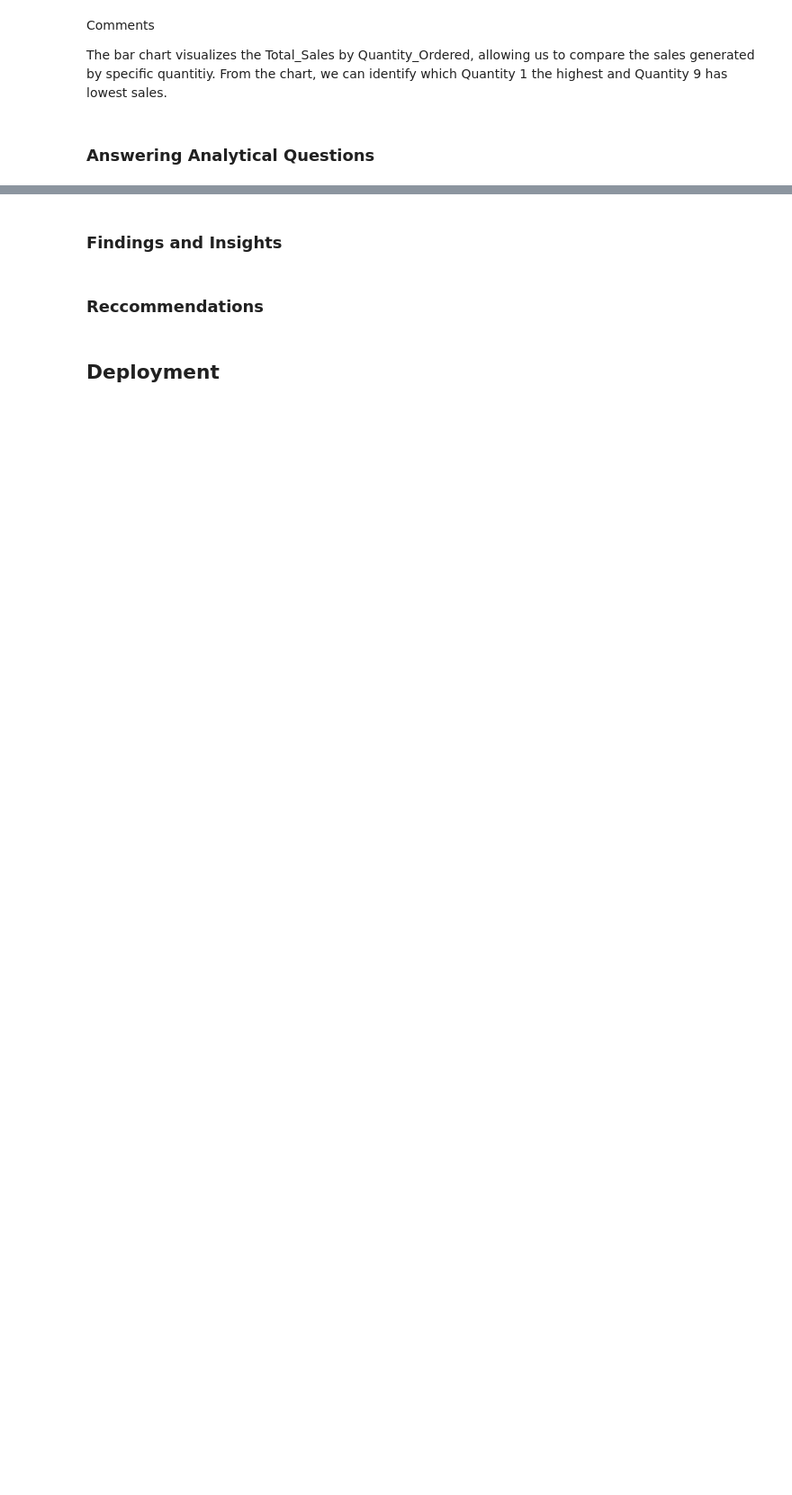
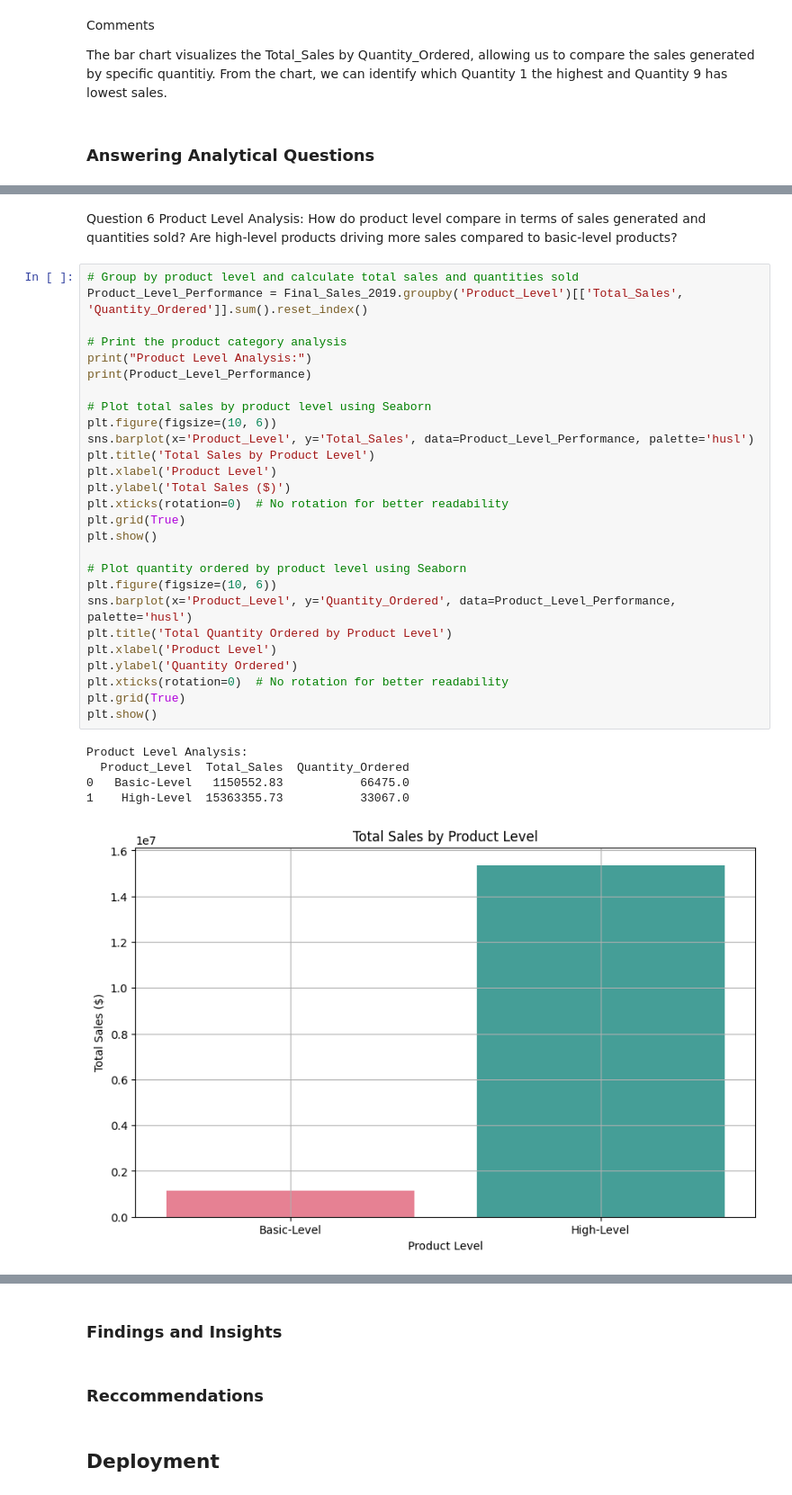
Before and after one commit to Njuraita/Bay-Technologies-BI-Solution, a Jupyter notebook: main.ipynb, the cells around one changed output, grey strips where cells are left out. Shown at 90% size. Cells and saved outputs as stored; diff of their text form; blank space fills up the shorter version.

```diff
--- a/main.ipynb
+++ b/main.ipynb
@@ -1071,0 +1233,35 @@ Question 1
+# %% [markdown]
+Question 6 Product Level Analysis: How do product level compare in terms of sales generated and quantities sold? Are high-level products driving more sales compared to basic-level products?
+# %%
+# Group by product level and calculate total sales and quantities sold
+Product_Level_Performance = Final_Sales_2019.groupby('Product_Level')[['Total_Sales', 'Quantity_Ordered']].sum().reset_index()
+
+# Print the product category analysis
+print("Product Level Analysis:")
+print(Product_Level_Performance)
+
+# Plot total sales by product level using Seaborn
+plt.figure(figsize=(10, 6))
+sns.barplot(x='Product_Level', y='Total_Sales', data=Product_Level_Performance, palette='husl')
+plt.title('Total Sales by Product Level')
+plt.xlabel('Product Level')
+plt.ylabel('Total Sales ($)')
+plt.xticks(rotation=0)  # No rotation for better readability
+plt.grid(True)
+plt.show()
+
+# Plot quantity ordered by product level using Seaborn
+plt.figure(figsize=(10, 6))
+sns.barplot(x='Product_Level', y='Quantity_Ordered', data=Product_Level_Performance, palette='husl')
+plt.title('Total Quantity Ordered by Product Level')
+plt.xlabel('Product Level')
+plt.ylabel('Quantity Ordered')
+plt.xticks(rotation=0)  # No rotation for better readability
+plt.grid(True)
+plt.show()
+# %% [output]
+Product Level Analysis:
+  Product_Level  Total_Sales  Quantity_Ordered
+0   Basic-Level   1150552.83           66475.0
+1    High-Level  15363355.73           33067.0
+[figure, added]
```
Also changed, not shown: parts of 16 cells of this notebook, 1 other file.
